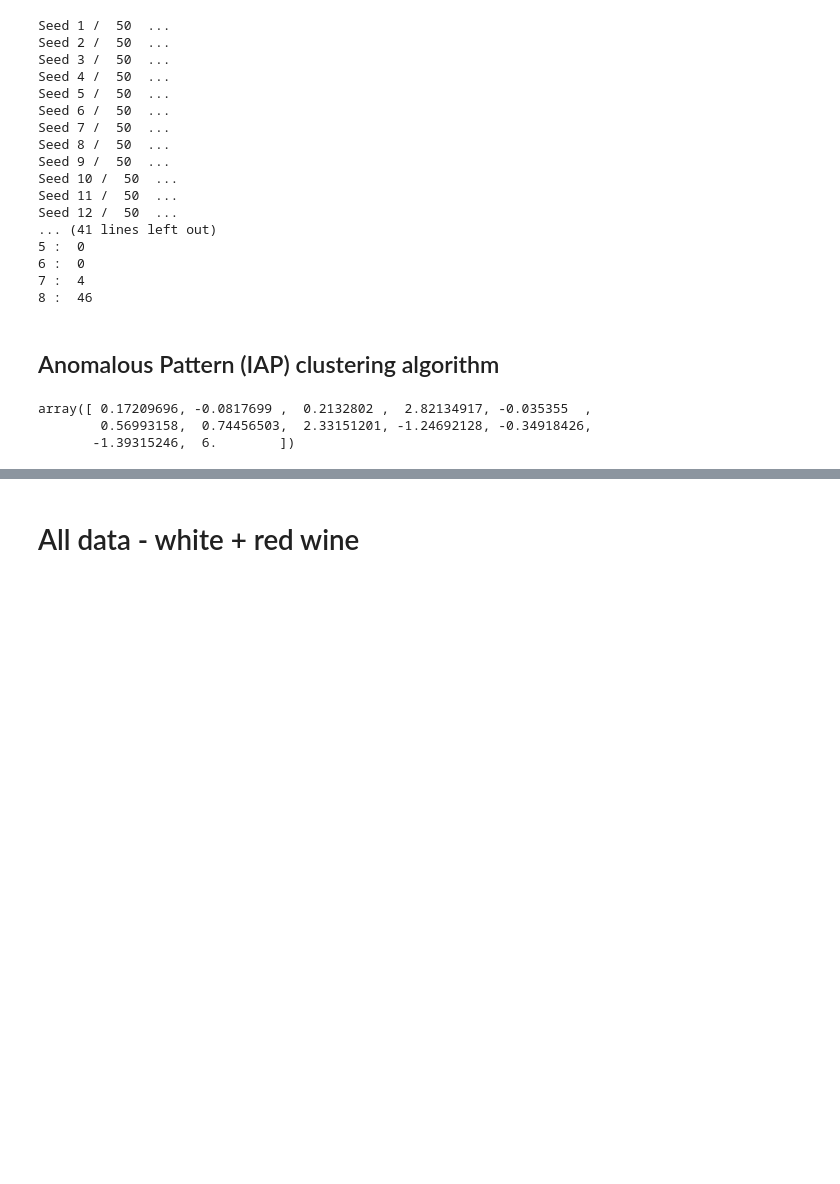
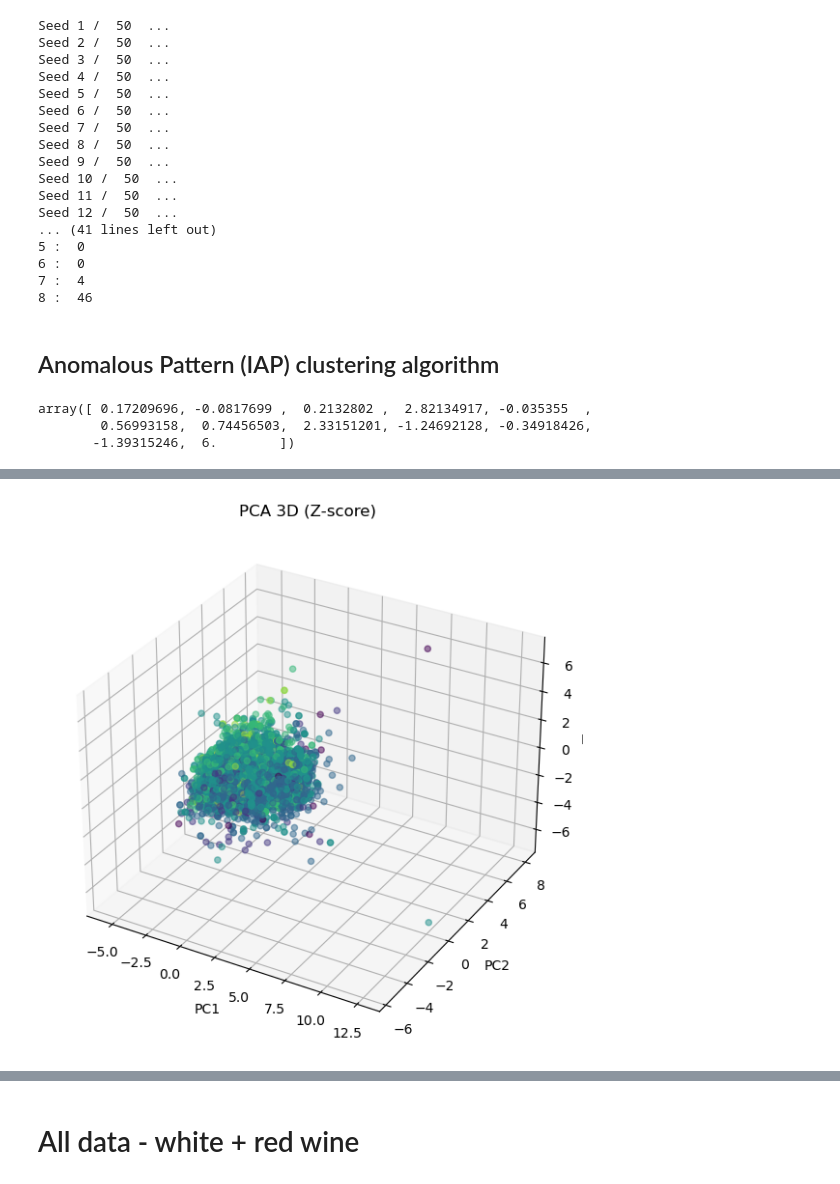
Before and after one commit to tiagosantos63390/pad_proj1, a Jupyter notebook: project1.ipynb, the cells around one changed output, grey strips where cells are left out. Drawn from its saved outputs; the diff is of its cells as text; code cells hidden in the pictures; blank space fills up the shorter version.

```diff
--- a/project1.ipynb
+++ b/project1.ipynb
@@ -460,0 +557,12 @@ AttributeError: 'numpy.ndarray' object has no attribute 'columns'
+# %%
+# Plot 3D Z-score
+fig = plt.figure(figsize=(10,7))
+ax = fig.add_subplot(111, projection='3d')
+ax.scatter(X_zscore_pca_3d[:, 0], X_zscore_pca_3d[:, 1], X_zscore_pca_3d[:, 2], c=y, cmap='viridis', alpha=0.5)
+ax.set_title("PCA 3D (Z-score)")
+ax.set_xlabel("PC1")
+ax.set_ylabel("PC2")
+ax.set_zlabel("PC3")
+plt.show()
+# %% [output]
+[figure, added]
```
Also changed, not shown: parts of 33 cells of this notebook.
